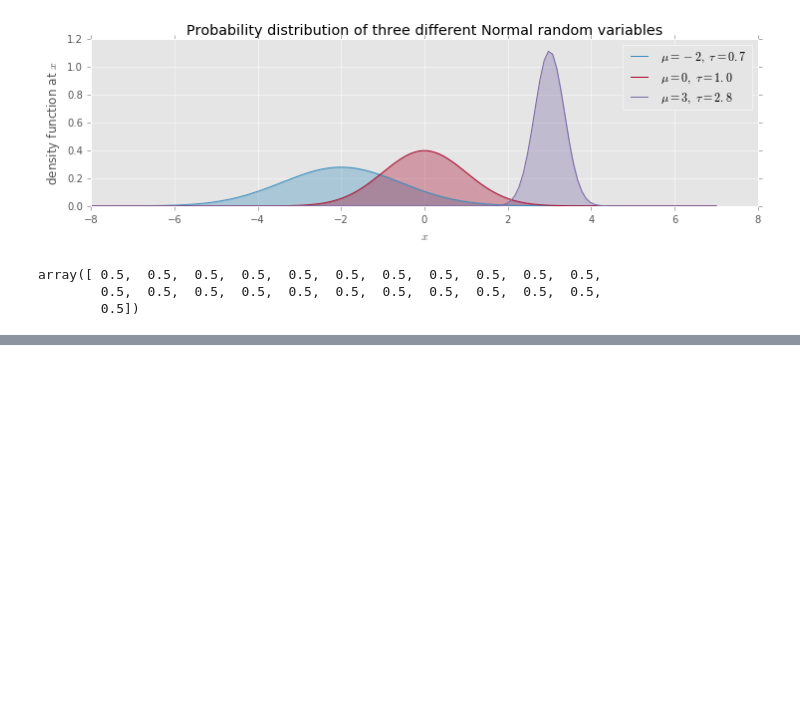
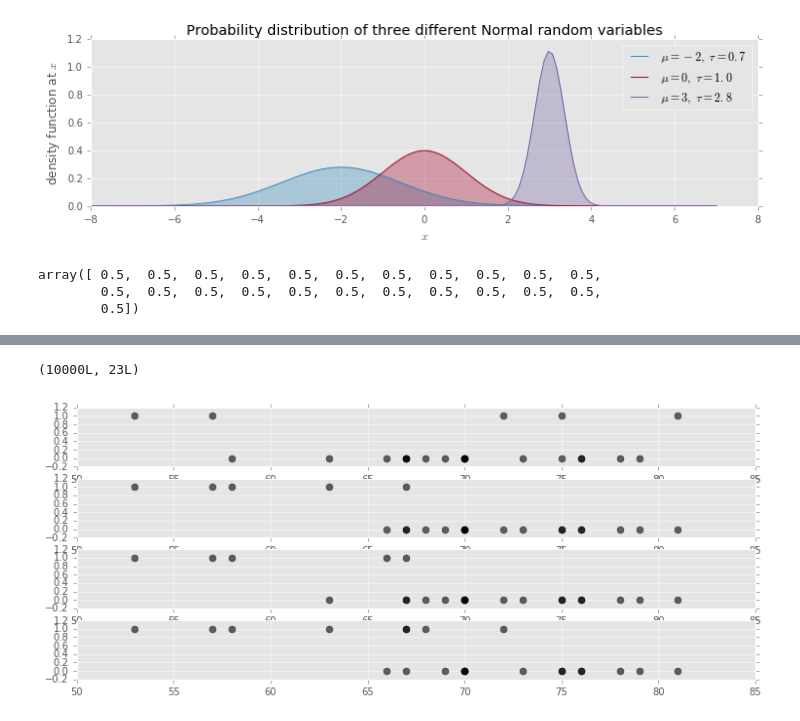
Before and after one commit to re9ulus/bayesian_methods, a Jupyter notebook: note2_PyMC.ipynb, the cells around one changed output, grey strips where cells are left out. Saved outputs shown, nothing was run; the diff lists cells and outputs as text; code cells hidden in the pictures; blank space fills up the shorter version.

```diff
--- a/note2_PyMC.ipynb
+++ b/note2_PyMC.ipynb
@@ -519,0 +582,15 @@ plt.legend();
+# %%
+figsize(12.5, 5)
+
+simulations = mcmc.trace('bernoulli_sim')[:]
+print simulations.shape
+
+plt.title('Simulated datased using posterior parameters')
+figsize(12.5, 6)
+for i in range(4):
+    ax = plt.subplot(4, 1, i + 1)
+    plt.scatter(temperature, simulations[1000 * i, :], color='k',
+               s=50, alpha=0.6)
+# %% [output]
+(10000L, 23L)
+[figure, added]
```
Also changed, not shown: parts of 28 cells of this notebook.
